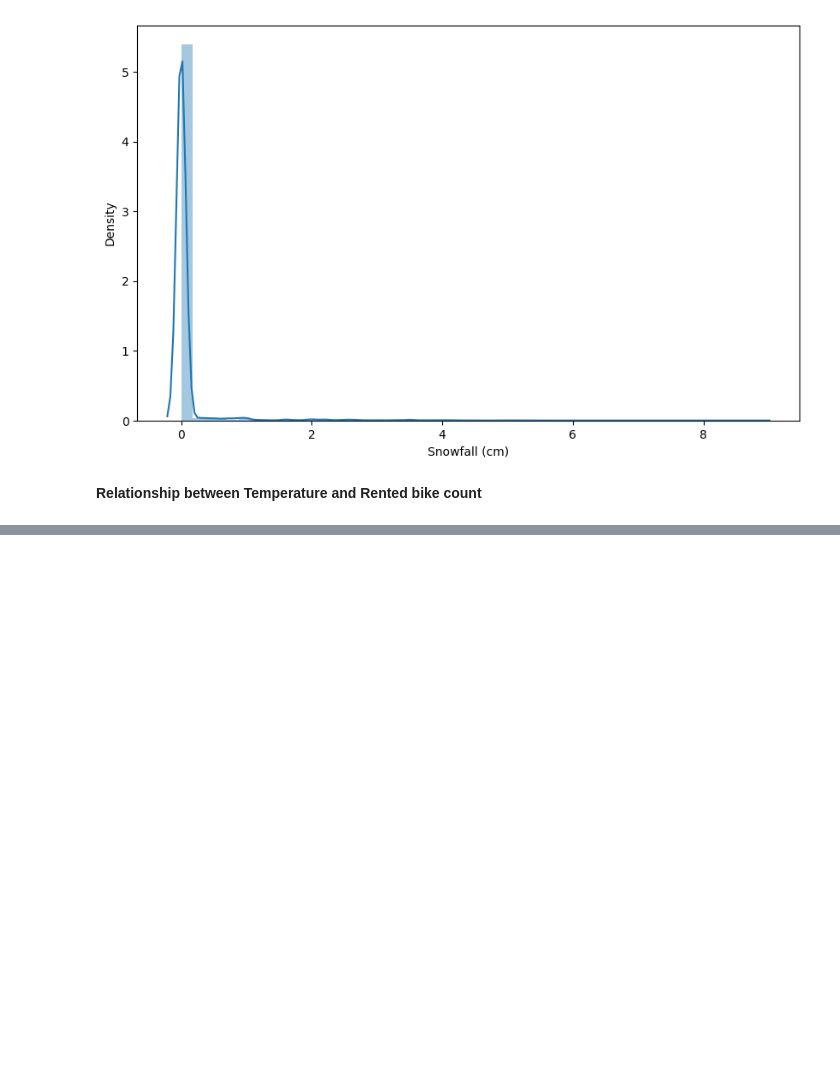
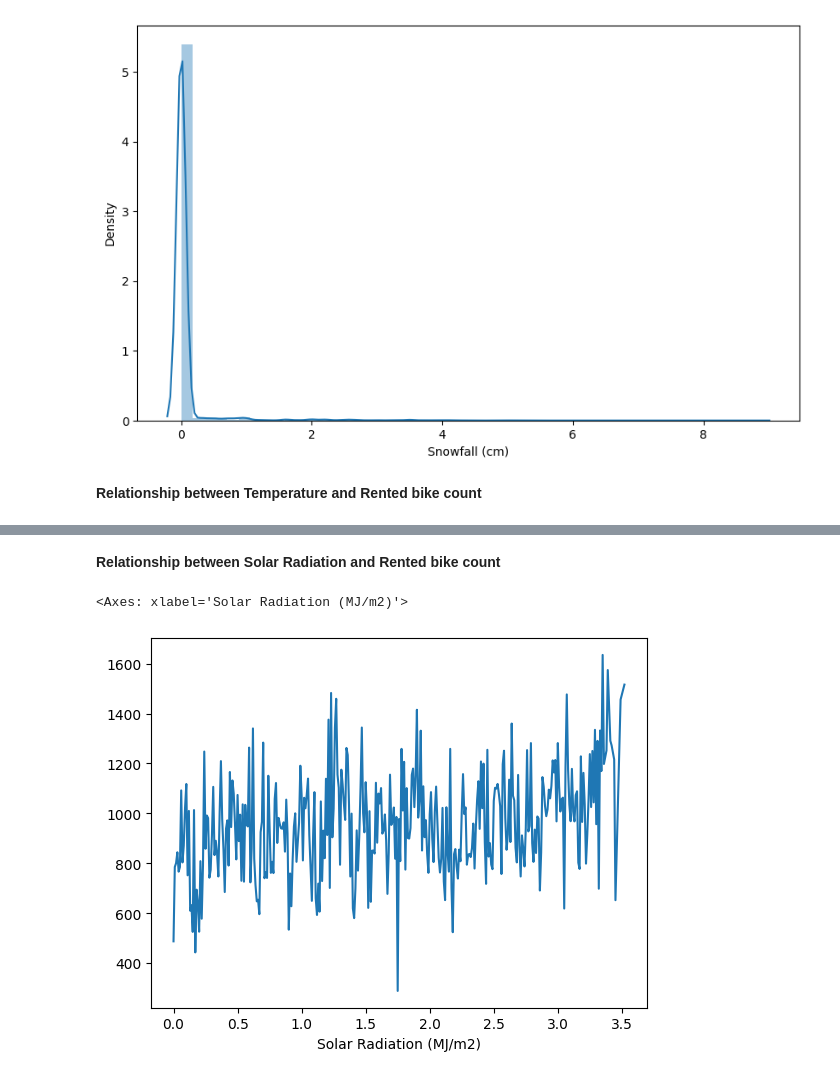
Before and after one commit to mrjupitercairo/BikeSharing, a Jupyter notebook: Capstone_Project.ipynb, the cells around one changed output, grey strips where cells are left out. Drawn from its saved outputs; the diff is of its cells as text; code cells hidden in the pictures; blank space fills up the shorter version.

```diff
--- a/Capstone_Project.ipynb
+++ b/Capstone_Project.ipynb
@@ -366,0 +386,7 @@ plt.show()
+# %% [markdown]
+**Relationship between Solar Radiation and Rented bike count**
+# %%
+bike_df.groupby('Solar Radiation (MJ/m2)').mean()['Rented Bike Count'].plot()
+# %% [output]
+<Axes: xlabel='Solar Radiation (MJ/m2)'>
+[figure, added]
```
Also changed, not shown: parts of 12 cells of this notebook.
